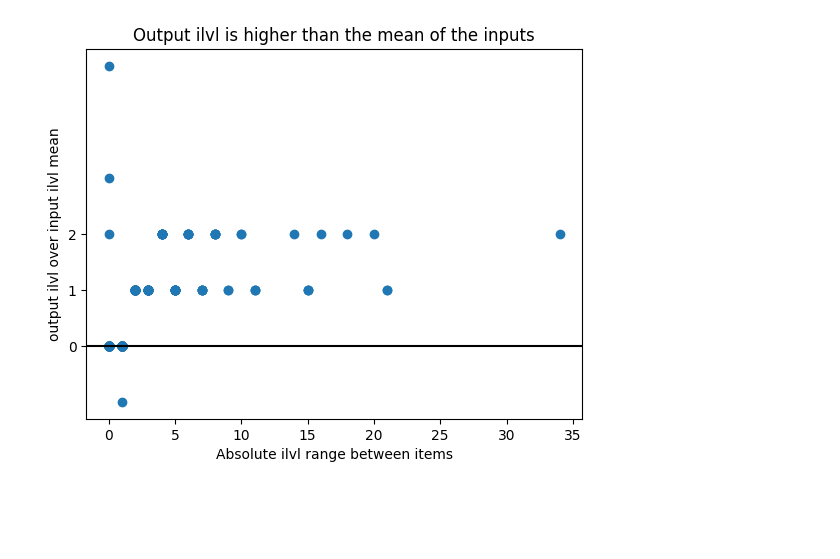
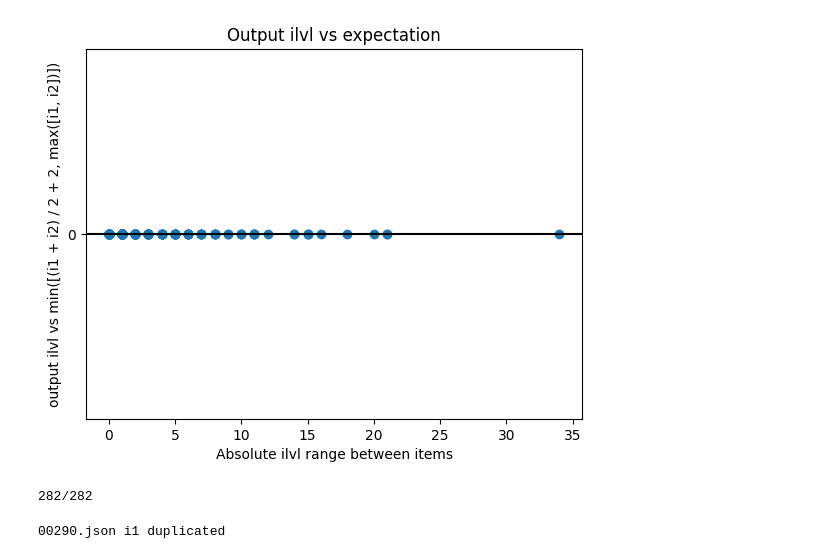
Before and after one commit to OrderedSet86/poe-recomb, a Jupyter notebook: analysis.ipynb, the cells around one changed output. Drawn from its saved outputs; the diff is of its cells as text; code cells hidden in the pictures; blank space fills up the shorter version.

```diff
--- a/analysis.ipynb
+++ b/analysis.ipynb
@@ -28,7 +28,7 @@ print(recombination_files)
 recombination_files_full = [json_dir / name for name in recombination_files]
 recombs = loadRecombsFromFileList(recombination_files_full)
 
-for fpath in list(recombs.keys())[-3:]:
+for fpath in list(recombs.keys())[-1:]:
     print(recombs[fpath]['input1'])
     cprint('+', 'green')
     print(recombs[fpath]['input2'])
@@ -67,23 +99,30 @@ def displayRecomb(recomb_dict):
 # %%
-# 1. Is output ilvl always (i1+i2)/2?
+# 1. Is output ilvl always min([(i1 + i2) / 2 + 2, max([i1, i2])])?
 x_irange = []
 y_expectdelta = []
+expect_count = 0
+total_count = 0
 for fpath in recombination_files:
     data = recombs[fpath]
     i1 = data['input1'].ilvl
     i2 = data['input2'].ilvl
     o1 = data['output'].ilvl
     irange = i2 - i1
     x_irange.append(abs(irange))
-    expected = math.ceil((i1 + i2) / 2)
+    expected = math.floor(min([(i1 + i2) / 2 + 2, max([i1, i2])]))
+    total_count += 1
+    if o1 == expected:
+        expect_count += 1
     y_expectdelta.append(o1 - expected)
 
 plt.axhline(0, c='k')
-plt.title('Output ilvl is higher than the mean of the inputs')
-plt.ylabel('output ilvl over input ilvl mean')
+plt.title('Output ilvl vs expectation')
+plt.ylabel('output ilvl vs min([(i1 + i2) / 2 + 2, max([i1, i2])])')
 plt.xlabel('Absolute ilvl range between items')
-plt.yticks([0, 1, 2])
+plt.yticks([-1, 0, 1, 2, 3])
 plt.scatter(x_irange, y_expectdelta)
 plt.show()
+print(f'{expect_count}/{total_count}')
 # %% [output]
-[figure, old version]
+[figure, new version]
+282/282
@@ -90,3 +140,39 @@ plt.show()
+# %%
+# How many times did I accidentally duplicate an item...?
+def checkDuplicated(i1, i2):
+    all_match = True
+    if len(i1.mods) != len(i2.mods):
+        all_match = False
+    if all_match:
+        for i in range(len(i1.mods)):
+            m1 = i1.mods[i]
+            m2 = i2.mods[i]
+            if m1.stringDescription() != m2.stringDescription():
+                all_match = False
+    if i1.name != i2.name or i1.base != i2.base:
+        all_match = False
+    if i1.ilvl != i2.ilvl:
+        all_match = False
+    if i1.traits.items() != i2.traits.items():
+        all_match = False
+    if i1.req != i2.req:
+        all_match = False
+    return all_match
+
+for fpath in recombination_files:
+    data = recombs[fpath]
+    i1 = data['input1']
+    i2 = data['input2']
+    o = data['output']
+
+    if checkDuplicated(i1, i2):
+        print(fpath, 'inputs duplicated')
+    if checkDuplicated(i1, o):
+        print(fpath, 'i1 duplicated')
+    if checkDuplicated(i2, o):
+        print(fpath, 'i2 duplicated')
+# %% [output]
+00290.json i1 duplicated
 # %%
 # 2. Is left/right favored more? (should be a normal distribution)
 left, right = 0, 0
```
Also changed, not shown: parts of 25 cells of this notebook, 3 other files.
